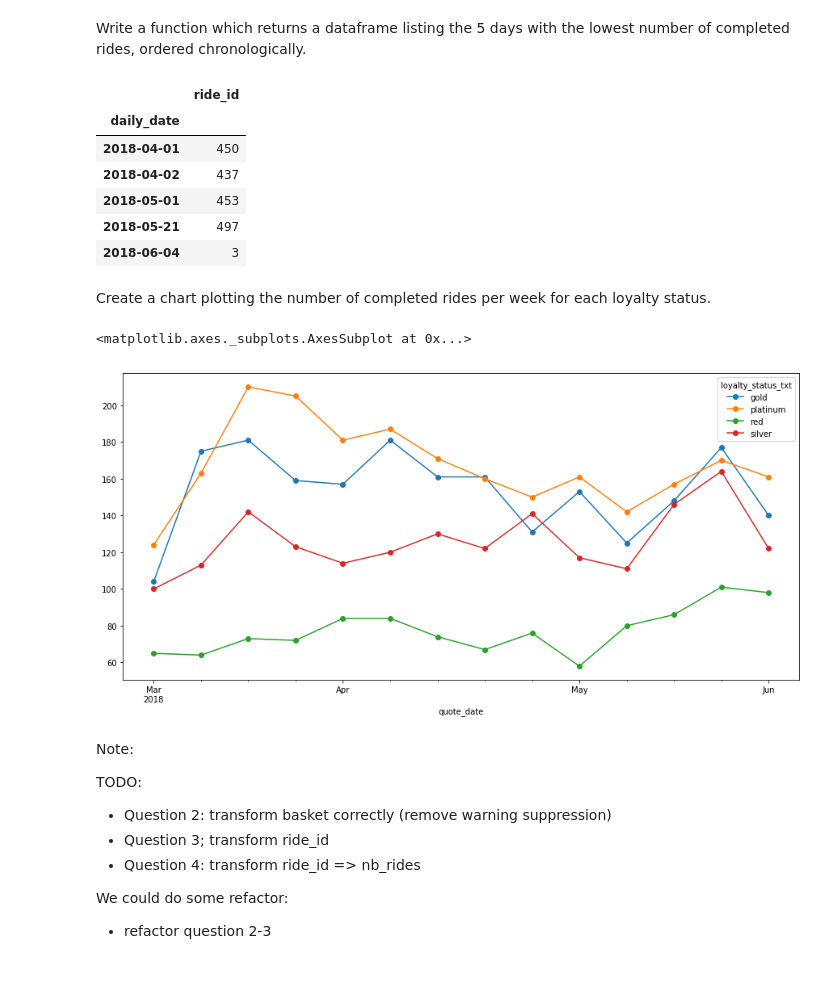
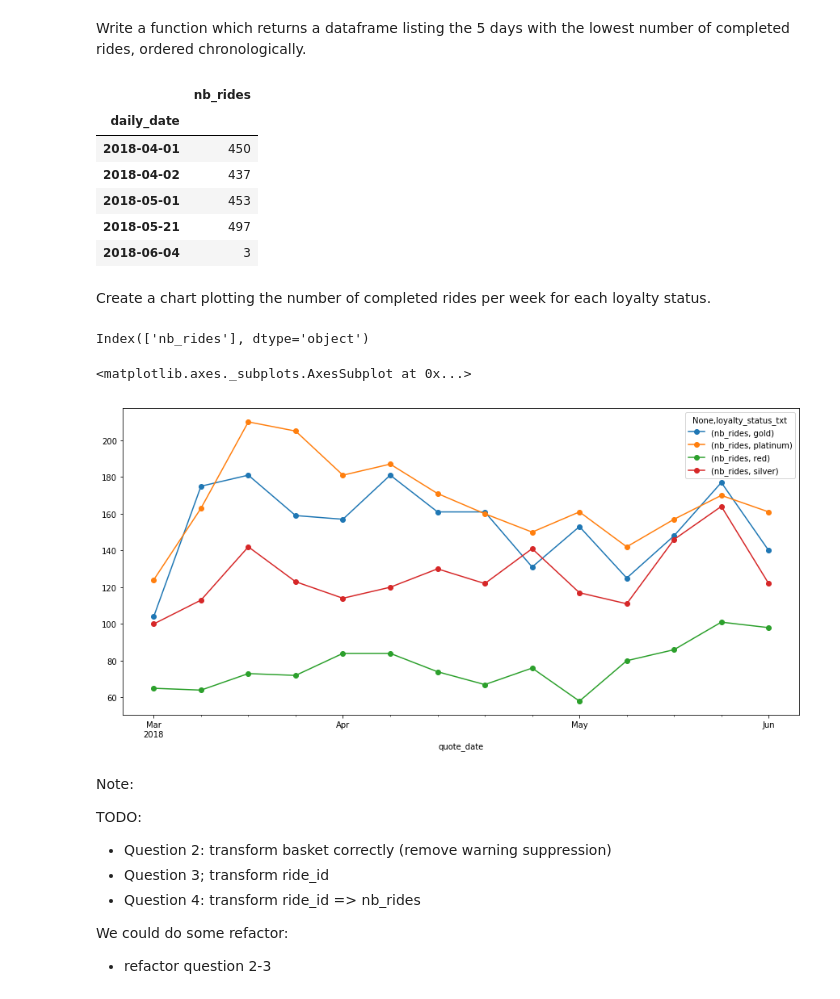
Before and after one commit to nicolasblaye/cp_datawarehouse, a Jupyter notebook: cp_datawarehouse/exploration/pandas.ipynb, the cells around one changed output. Saved outputs shown, nothing was run; the diff lists cells and outputs as text; code cells hidden in the pictures.

```diff
--- a/cp_datawarehouse/exploration/pandas.ipynb
+++ b/cp_datawarehouse/exploration/pandas.ipynb
@@ -69,11 +71,11 @@ def lowest_nb_rides_5_days():
 
     count = completed_dt.groupby('daily_date')['ride_id'].count()
     unordered_result = count.sort_values(ascending=True)[0:5]
-    return unordered_result.sort_index(ascending=True).to_frame()
+    return unordered_result.sort_index(ascending=True).to_frame().rename(columns = {'ride_id' : 'nb_rides'})
 
 lowest_nb_rides_5_days()
 # %% [output]
-|  | ride_id |
+|  | nb_rides |
 | daily_date |  |
 | 2018-04-01 | 450 |
 | 2018-04-02 | 437 |
@@ -85,20 +87,24 @@ Create a chart plotting the number of completed rides per week for each loyalty
 # %%
 loyalty_status_dict = {
     0:"red", 1:"silver", 2:"gold", 3:"platinum"
 }
 
 def completed_rides_by_week_by_loyalty():
     completed_dt = rides_dt[rides_dt['state'].str.strip() == 'completed']
     joined_df = pd.merge(completed_dt, users_dt, on=['user_id'])
     grouper = pd.Grouper(key='quote_date', freq='W-MON')
-    return joined_df.groupby([grouper, 'loyalty_status_txt']).count()['ride_id']
+    frame = joined_df.groupby([grouper, 'loyalty_status_txt'])['ride_id'].count().to_frame()
+    return frame.rename(columns = {'ride_id' : 'nb_rides'})
 
 
 fig, ax = plt.subplots(figsize=(15,7))
-completed_rides_by_week_by_loyalty().unstack().plot(ax=ax, marker='o')
+
+loyalty = completed_rides_by_week_by_loyalty()
+loyalty.unstack().plot(ax=ax, marker='o')
 # %% [output]
-<matplotlib.axes._subplots.AxesSubplot at 0x...>
+Index(['nb_rides'], dtype='object')
+<matplotlib.axes._subplots.AxesSubplot at 0x...>
-[figure, old version]
+[figure, new version]
 # %% [markdown]
 Note:
 
```
Also changed, not shown: parts of 1 cell of this notebook, 1 other file.
